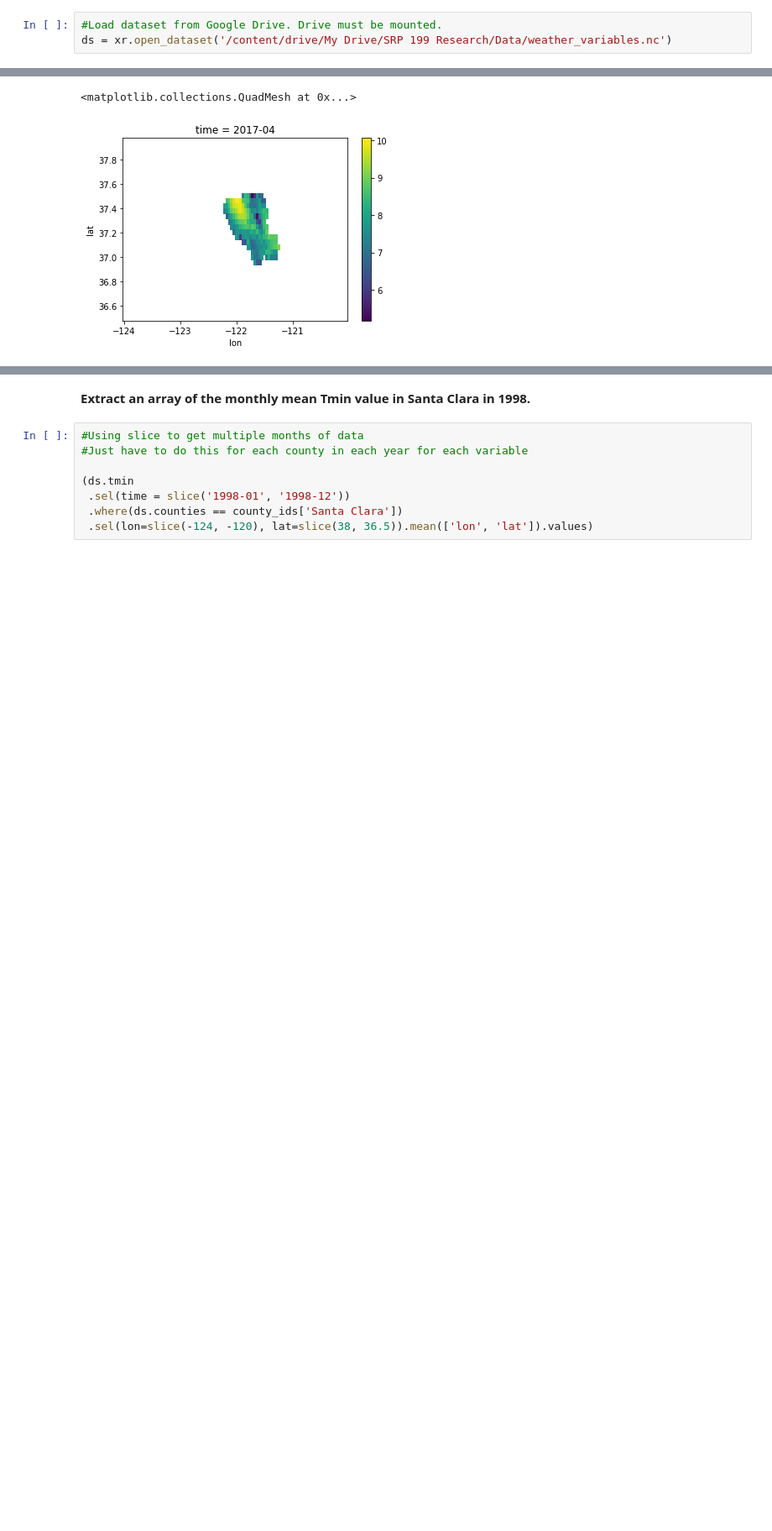
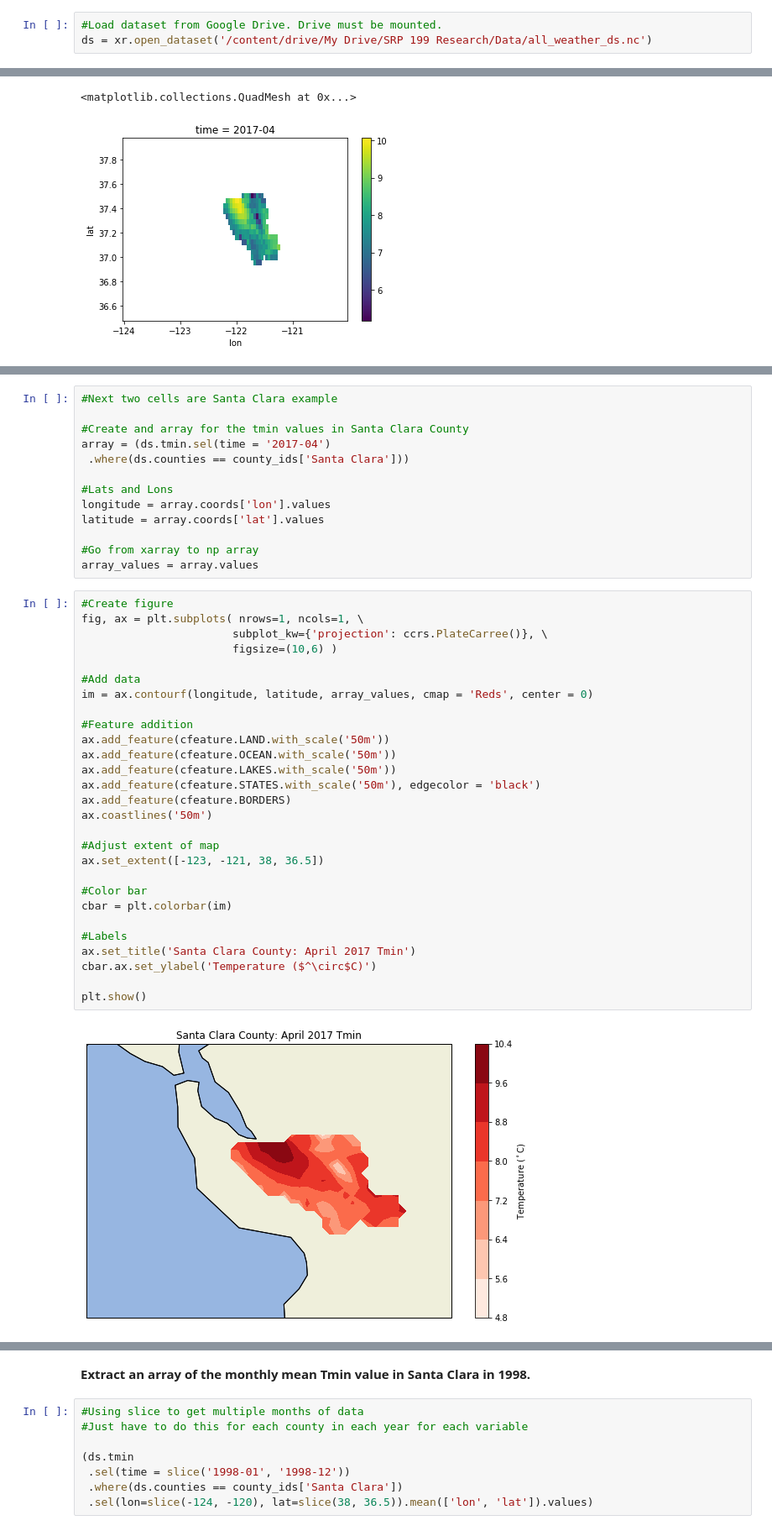
Before and after one commit to christopher-reed/CA-High-Value-Crops, a Jupyter notebook: PRISM_Weather_Data.ipynb, the cells around one changed output, grey strips where cells are left out. Shown at 84% size. Cells and saved outputs as stored; diff of their text form; blank space fills up the shorter version.

```diff
--- a/PRISM_Weather_Data.ipynb
+++ b/PRISM_Weather_Data.ipynb
@@ -837,7 +1005,7 @@ ds_counties.counties.where(ds_counties.counties == county_ids['Santa Clara']).pl
 In this section I go over applying multiple masks and how to extract the arrays of values after masks have been applied. I learned much of this from this [resource](https://gist.github.com/shoyer/0eb96fa8ab683ef078eb).
 # %%
 #Load dataset from Google Drive. Drive must be mounted.
-ds = xr.open_dataset('/content/drive/My Drive/SRP 199 Research/Data/weather_variables.nc')
+ds = xr.open_dataset('/content/drive/My Drive/SRP 199 Research/Data/all_weather_ds.nc')
 # %%
 #Define function to create masks
 def transform_from_latlon(lat, lon):
@@ -890,0 +1062,43 @@ ds['counties'] = rasterize(county_shapes, ds.coords, longitude='lon', latitude='
+# %%
+#Next two cells are Santa Clara example
+
+#Create and array for the tmin values in Santa Clara County
+array = (ds.tmin.sel(time = '2017-04')
+ .where(ds.counties == county_ids['Santa Clara']))
+
+#Lats and Lons
+longitude = array.coords['lon'].values
+latitude = array.coords['lat'].values
+
+#Go from xarray to np array
+array_values = array.values
+# %%
+#Create figure
+fig, ax = plt.subplots( nrows=1, ncols=1, \
+                       subplot_kw={'projection': ccrs.PlateCarree()}, \
+                       figsize=(10,6) )
+
+#Add data
+im = ax.contourf(longitude, latitude, array_values, cmap = 'Reds', center = 0)
+
+#Feature addition
+ax.add_feature(cfeature.LAND.with_scale('50m'))
+ax.add_feature(cfeature.OCEAN.with_scale('50m'))
+ax.add_feature(cfeature.LAKES.with_scale('50m'))
+ax.add_feature(cfeature.STATES.with_scale('50m'), edgecolor = 'black')
+ax.add_feature(cfeature.BORDERS)
+ax.coastlines('50m')
+
+#Adjust extent of map
+ax.set_extent([-123, -121, 38, 36.5])
+
+#Color bar
+cbar = plt.colorbar(im)
+
+#Labels
+ax.set_title('Santa Clara County: April 2017 Tmin')
+cbar.ax.set_ylabel('Temperature ($^\circ$C)')
+
+plt.show()
+# %% [output]
+[figure, added]
```
Also changed, not shown: parts of 38 cells of this notebook.
